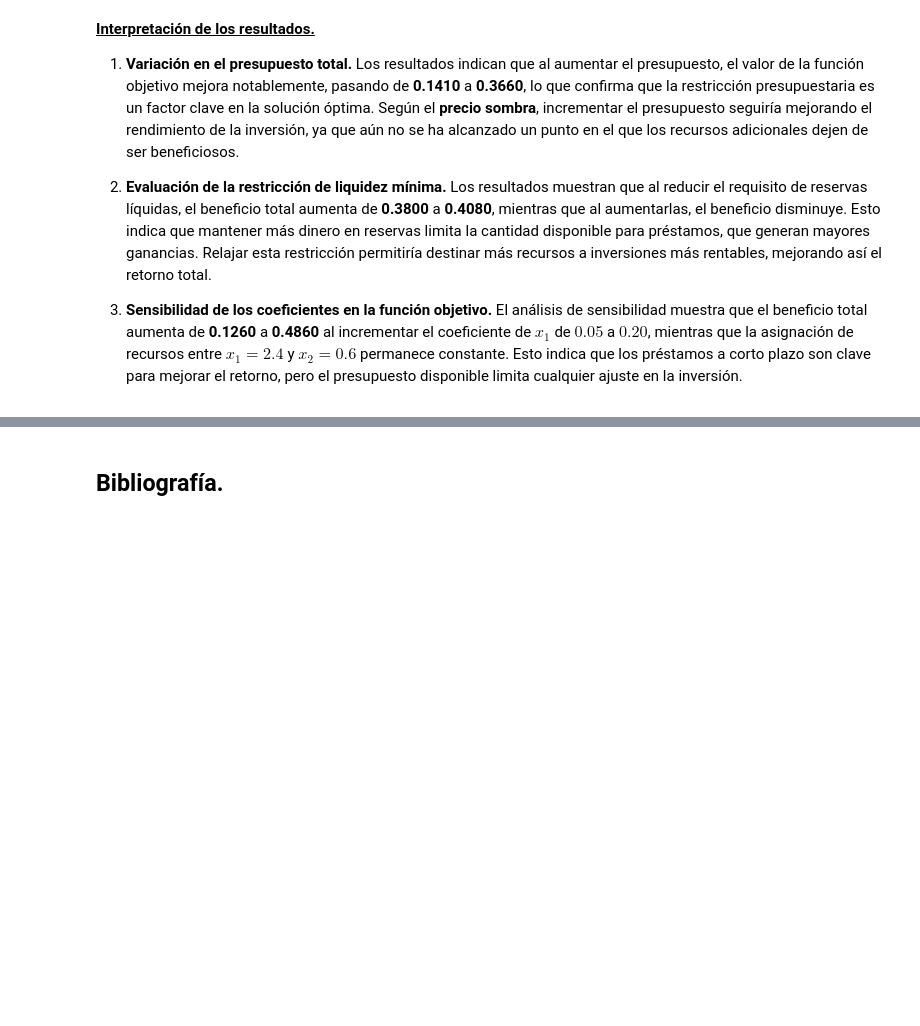
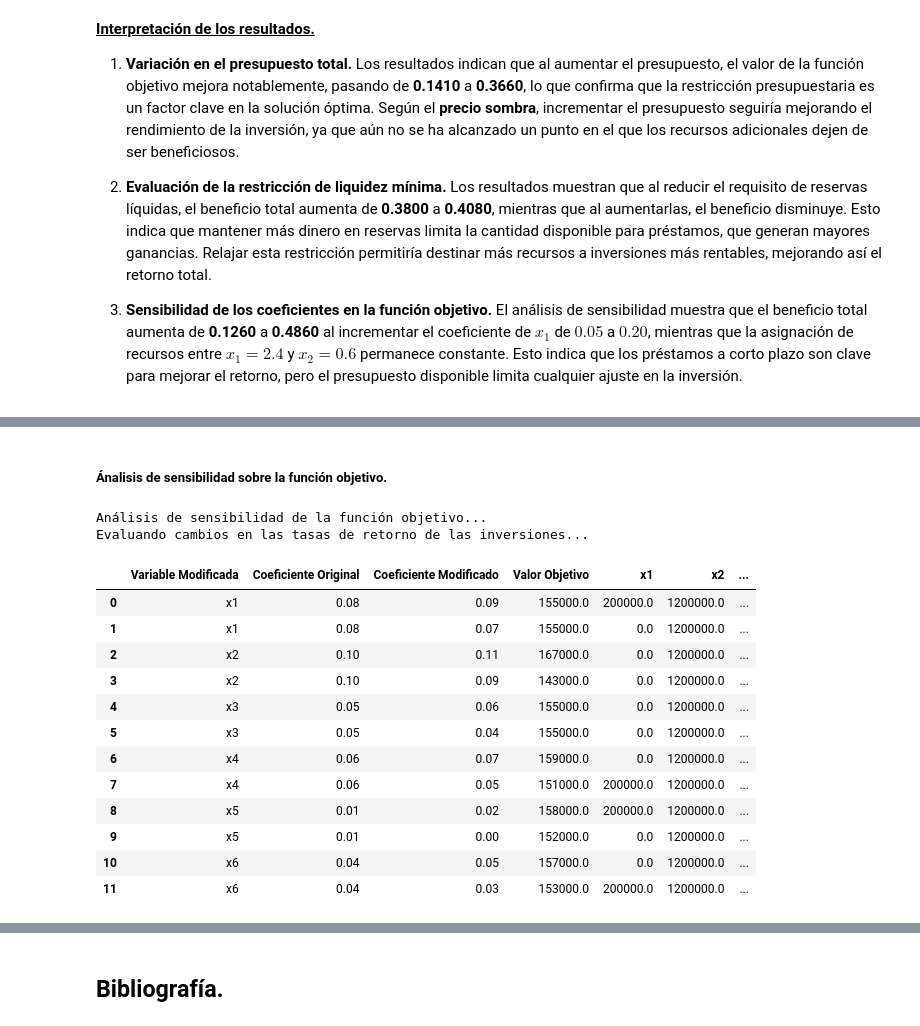
Before and after one commit to mgonzalz/io_programacion-PL, a Jupyter notebook: problema-lineal.ipynb, the cells around one changed output, grey strips where cells are left out. Cells and saved outputs as stored; diff of their text form; code cells hidden in the pictures; blank space fills up the shorter version.

```diff
--- a/problema-lineal.ipynb
+++ b/problema-lineal.ipynb
@@ -335,0 +560,55 @@ $$
+# %% [markdown]
+##### **Ánalisis de sensibilidad sobre la función objetivo.**
+# %%
+# Análisis de sensibilidad de la función objetivo.
+print("Análisis de sensibilidad de la función objetivo...")
+print("Evaluando cambios en las tasas de retorno de las inversiones...\n")
+
+coeficientes_originales = [0.08, 0.10, 0.05, 0.06, 0.01, 0.04]
+variaciones = [0.01, -0.01]  # Aumentar y disminuir en 0.01
+resultados = []
+
+for i, coef in enumerate(coeficientes_originales):
+    for var in variaciones:
+        nuevos_coeficientes = coeficientes_originales.copy()
+        nuevos_coeficientes[i] += var
+        model.obj.set_value(nuevos_coeficientes[0] * model.x1 +
+                            nuevos_coeficientes[1] * model.x2 +
+                            nuevos_coeficientes[2] * model.x3 +
+                            nuevos_coeficientes[3] * model.x4 +
+                            nuevos_coeficientes[4] * model.x5 +
+                            nuevos_coeficientes[5] * model.x6)
+
+        solver.solve(model)
+
+        resultados.append({
+            'Variable Modificada': f'x{i+1}',
+            'Coeficiente Original': coef,
+            'Coeficiente Modificado': coef + var,
+            'Valor Objetivo': model.obj(),
+            'x1': model.x1(),
+            'x2': model.x2(),
+            'x3': model.x3(),
+            'x4': model.x4(),
+            'x5': model.x5(),
+            'x6': model.x6()
+        })
+
+df_resultados = pd.DataFrame(resultados)
+df_resultados
+# %% [output]
+Análisis de sensibilidad de la función objetivo...
+Evaluando cambios en las tasas de retorno de las inversiones...
+|  | Variable Modificada | Coeficiente Original | Coeficiente Modificado | Valor Objetivo | x1 | x2 | ... |
+| 0 | x1 | 0.08 | 0.09 | 155000.0 | 200000.0 | 1200000.0 | ... |
+| 1 | x1 | 0.08 | 0.07 | 155000.0 | 0.0 | 1200000.0 | ... |
+| 2 | x2 | 0.10 | 0.11 | 167000.0 | 0.0 | 1200000.0 | ... |
+| 3 | x2 | 0.10 | 0.09 | 143000.0 | 0.0 | 1200000.0 | ... |
+| 4 | x3 | 0.05 | 0.06 | 155000.0 | 0.0 | 1200000.0 | ... |
+| 5 | x3 | 0.05 | 0.04 | 155000.0 | 0.0 | 1200000.0 | ... |
+| 6 | x4 | 0.06 | 0.07 | 159000.0 | 0.0 | 1200000.0 | ... |
+| 7 | x4 | 0.06 | 0.05 | 151000.0 | 200000.0 | 1200000.0 | ... |
+| 8 | x5 | 0.01 | 0.02 | 158000.0 | 200000.0 | 1200000.0 | ... |
+| 9 | x5 | 0.01 | 0.00 | 152000.0 | 0.0 | 1200000.0 | ... |
+| 10 | x6 | 0.04 | 0.05 | 157000.0 | 0.0 | 1200000.0 | ... |
+| 11 | x6 | 0.04 | 0.03 | 153000.0 | 200000.0 | 1200000.0 | ... |
```
Also changed, not shown: parts of 21 cells of this notebook, 1 other file.
